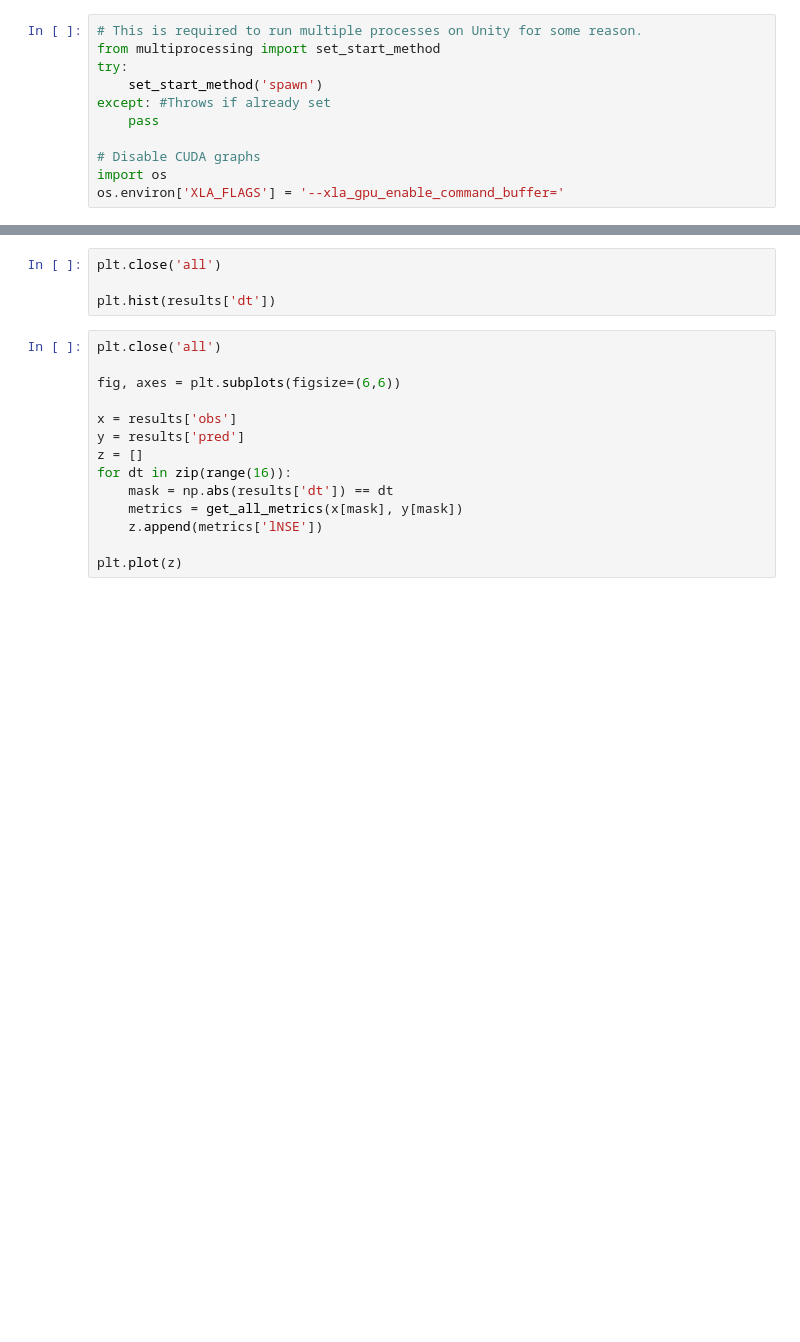
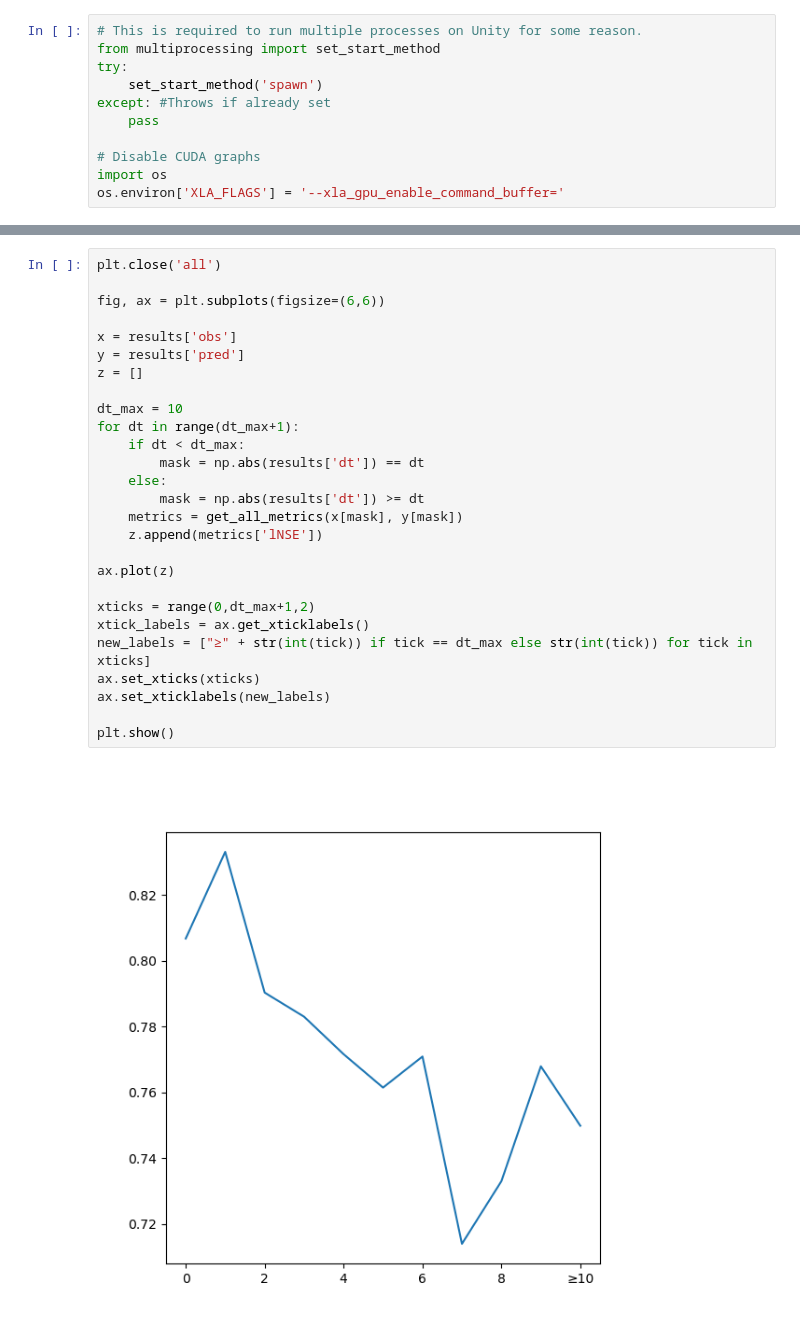
Before and after one commit to Fluvial-UMass/swot-ml, a Jupyter notebook: notebooks/Test_model.ipynb, the cells around one changed output, grey strips where cells are left out. Cells and saved outputs as stored; diff of their text form; blank space fills up the shorter version.

```diff
--- a/notebooks/Test_model.ipynb
+++ b/notebooks/Test_model.ipynb
@@ -96,18 +108,29 @@ fig.savefig(run_dir / "density_scatter.png",  dpi=300)
-# %%
-plt.close('all')
-
-plt.hist(results['dt'])
 # %%
 plt.close('all')
 
-fig, axes = plt.subplots(figsize=(6,6))
+fig, ax = plt.subplots(figsize=(6,6))
 
 x = results['obs']
 y = results['pred']
 z = []
-for dt in zip(range(16)):
-    mask = np.abs(results['dt']) == dt
+
+dt_max = 10
+for dt in range(dt_max+1):
+    if dt < dt_max:
+        mask = np.abs(results['dt']) == dt
+    else:
+        mask = np.abs(results['dt']) >= dt
     metrics = get_all_metrics(x[mask], y[mask])
     z.append(metrics['lNSE'])
 
-plt.plot(z)
+ax.plot(z)
+
+xticks = range(0,dt_max+1,2)
+xtick_labels = ax.get_xticklabels()
+new_labels = ["≥" + str(int(tick)) if tick == dt_max else str(int(tick)) for tick in xticks]
+ax.set_xticks(xticks)
+ax.set_xticklabels(new_labels)
+
+plt.show()
+# %% [output]
+[figure, added]
```
Also changed, not shown: parts of 9 cells of this notebook, 2 other files.
